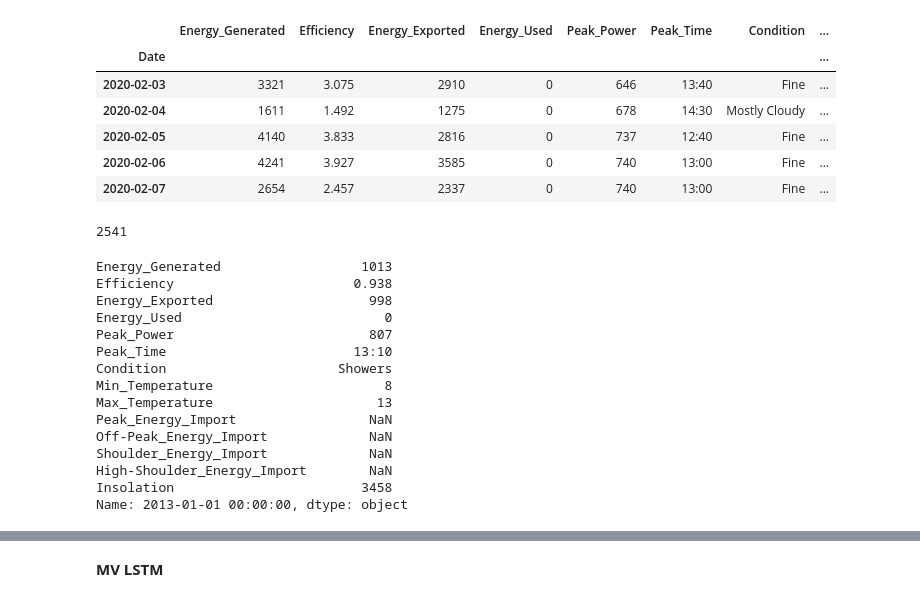
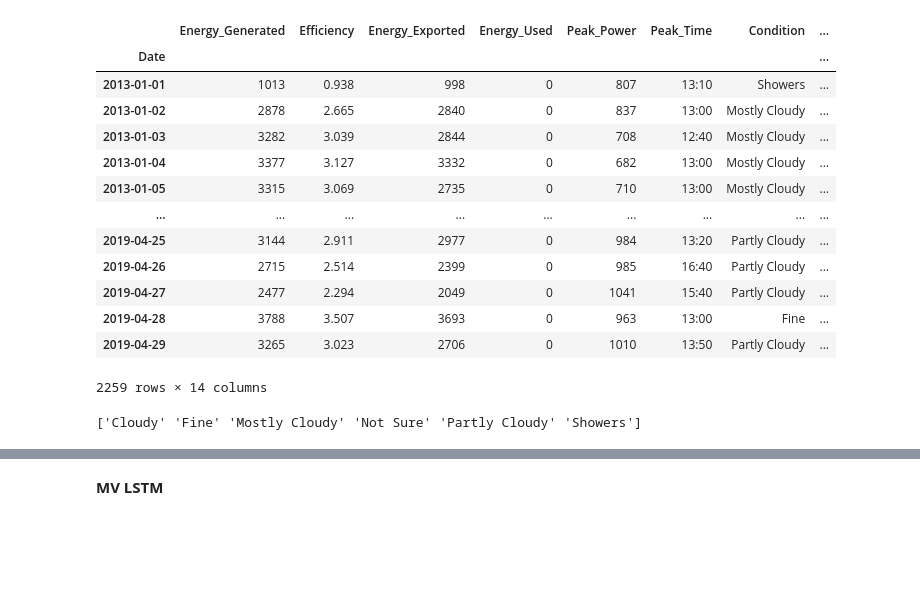
Before and after one commit to pixel-ports/PV_prod_predic, a Jupyter notebook: MODEL_PREDIC_BENCHMARK/LSTM.ipynb, the cells around one changed output, grey strips where cells are left out. Drawn from its saved outputs; the diff is of its cells as text; code cells hidden in the pictures; blank space fills up the shorter version.

```diff
--- a/MODEL_PREDIC_BENCHMARK/LSTM.ipynb
+++ b/MODEL_PREDIC_BENCHMARK/LSTM.ipynb
@@ -12,20 +12,24 @@ sns.set(rc={'figure.figsize':(12, 4)})
 # %%
 data = pd.read_pickle("../DATA_COLLECTOR/AGGREGATION_PRODUCTION/aggreg_PRODUCTION_data.pkl")
 data.Date = pd.to_datetime(data['Date'], format='%Y%m%d')
 data = data.sort_values(by='Date')
 data = data[data.Date > '2012-12-31']
 date = data["Date"]
 data = data.set_index('Date')
-
 data.Energy_Generated=pd.to_numeric(data.Energy_Generated)
-display(data.tail())
-print(len(data))
+data
 # %% [output]
 |  | Energy_Generated | Efficiency | Energy_Exported | Energy_Used | Peak_Power | Peak_Time | Condition | ... |
 | Date |  |  |  |  |  |  |  | ... |
-| 2020-02-03 | 3321 | 3.075 | 2910 | 0 | 646 | 13:40 | Fine | ... |
-| 2020-02-04 | 1611 | 1.492 | 1275 | 0 | 678 | 14:30 | Mostly Cloudy | ... |
-| 2020-02-05 | 4140 | 3.833 | 2816 | 0 | 737 | 12:40 | Fine | ... |
-| 2020-02-06 | 4241 | 3.927 | 3585 | 0 | 740 | 13:00 | Fine | ... |
-| 2020-02-07 | 2654 | 2.457 | 2337 | 0 | 740 | 13:00 | Fine | ... |
+| 2013-01-01 | 1013 | 0.938 | 998 | 0 | 807 | 13:10 | Showers | ... |
+| 2013-01-02 | 2878 | 2.665 | 2840 | 0 | 837 | 13:00 | Mostly Cloudy | ... |
+| 2013-01-03 | 3282 | 3.039 | 2844 | 0 | 708 | 12:40 | Mostly Cloudy | ... |
+| 2013-01-04 | 3377 | 3.127 | 3332 | 0 | 682 | 13:00 | Mostly Cloudy | ... |
+| 2013-01-05 | 3315 | 3.069 | 2735 | 0 | 710 | 13:00 | Mostly Cloudy | ... |
+| ... | ... | ... | ... | ... | ... | ... | ... | ... |
+| 2019-04-25 | 3144 | 2.911 | 2977 | 0 | 984 | 13:20 | Partly Cloudy | ... |
+| 2019-04-26 | 2715 | 2.514 | 2399 | 0 | 985 | 16:40 | Partly Cloudy | ... |
+| 2019-04-27 | 2477 | 2.294 | 2049 | 0 | 1041 | 15:40 | Partly Cloudy | ... |
+| 2019-04-28 | 3788 | 3.507 | 3693 | 0 | 963 | 13:00 | Fine | ... |
+| 2019-04-29 | 3265 | 3.023 | 2706 | 0 | 1010 | 13:50 | Partly Cloudy | ... |
-2541
+2259 rows × 14 columns
@@ -36,18 +35,0 @@ test_data = data[data.index > thresh_date]
-# %%
-data.iloc[0,:]
-# %% [output]
-Energy_Generated                  1013
-Efficiency                       0.938
-Energy_Exported                    998
-Energy_Used                          0
-Peak_Power                         807
-Peak_Time                        13:10
-Condition                      Showers
-Min_Temperature                      8
-Max_Temperature                     13
-Peak_Energy_Import                 NaN
-Off-Peak_Energy_Import             NaN
-Shoulder_Energy_Import             NaN
-High-Shoulder_Energy_Import        NaN
-Insolation                        3458
-Name: 2013-01-01 00:00:00, dtype: object
@@ -70,0 +36,5 @@ def split_sequence(sequence, n_steps):
+# %%
+conditions = data.Condition.values
+print(np.unique(conditions))
+# %% [output]
+['Cloudy' 'Fine' 'Mostly Cloudy' 'Not Sure' 'Partly Cloudy' 'Showers']
```
Also changed, not shown: parts of 32 cells of this notebook, 2 other files.
